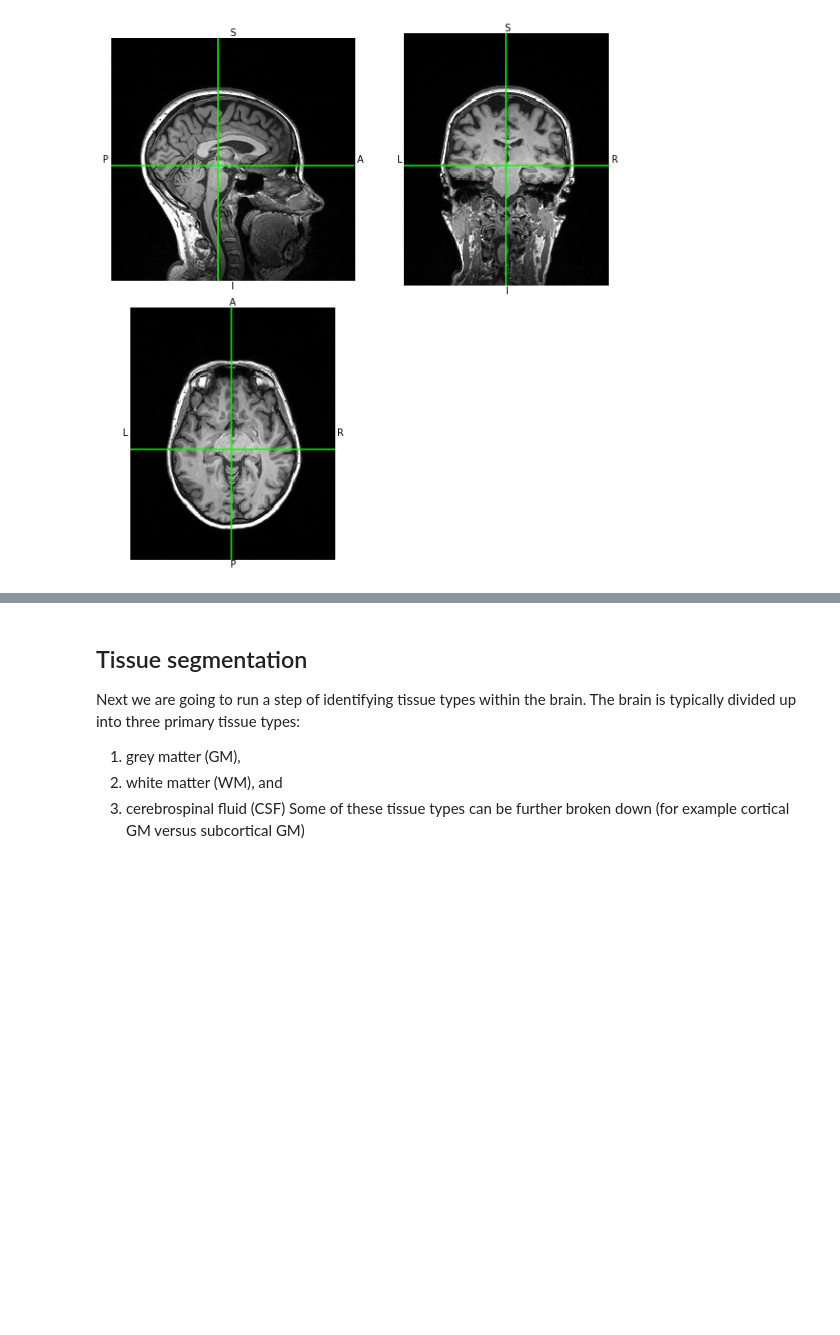
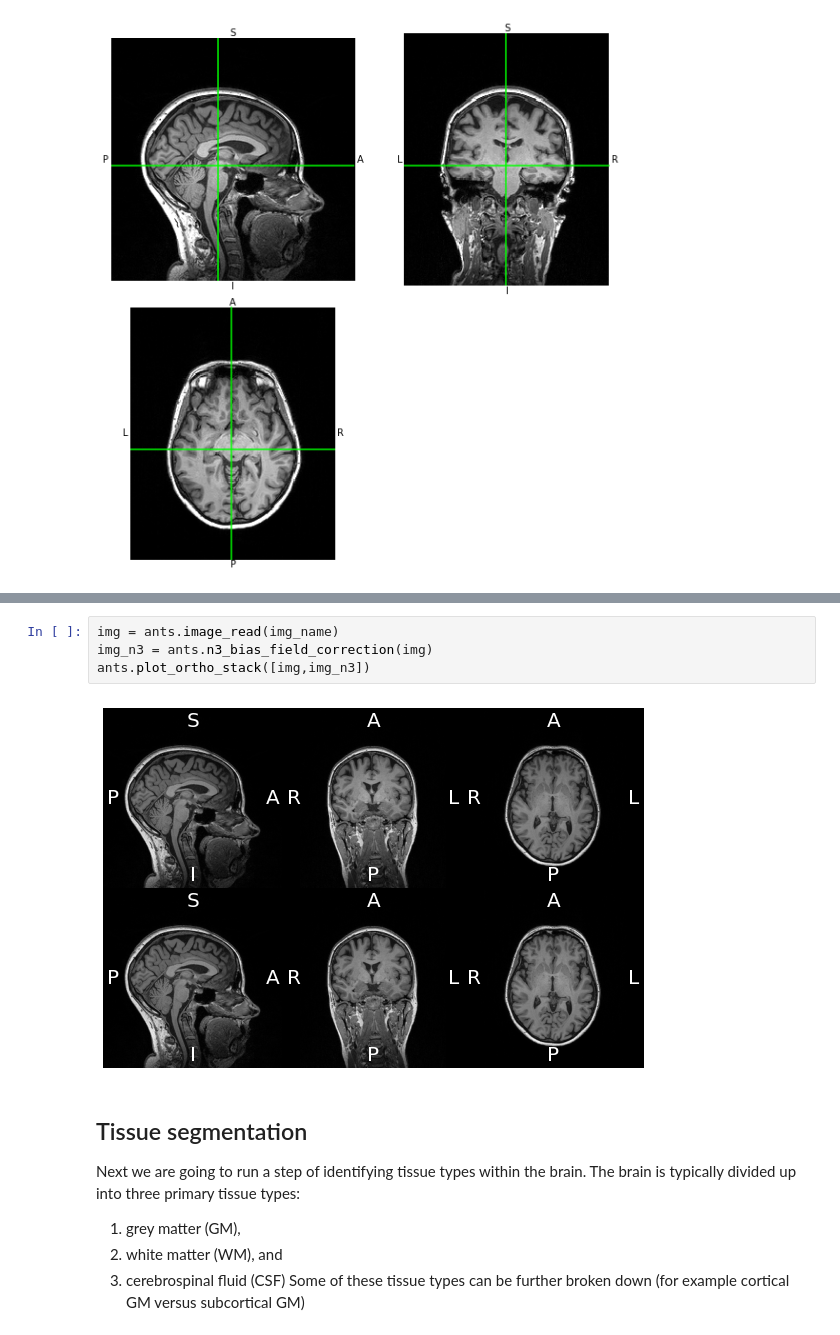
Before and after one commit to siddharthramanan/TeamCoders_Event_Based_Model, a Jupyter notebook: 1_ImagingBiomarkersInAD/biomarker_extraction.ipynb, the cells around one changed output, grey strips where cells are left out. Saved outputs shown, nothing was run; the diff lists cells and outputs as text; blank space fills up the shorter version.

Commit message:
Bias correction included via ANTS

```diff
--- a/1_ImagingBiomarkersInAD/biomarker_extraction.ipynb
+++ b/1_ImagingBiomarkersInAD/biomarker_extraction.ipynb
@@ -84,3 +84,9 @@ Notice how in the white matter you can see some variation in intensity. It slowl
+# %%
+img = ants.image_read(img_name)
+img_n3 = ants.n3_bias_field_correction(img)
+ants.plot_ortho_stack([img,img_n3])
+# %% [output]
+[figure, added]
 # %% [markdown]
 ## Tissue segmentation
 Next we are going to run a step of identifying tissue types within the brain. The brain is typically divided up into three primary tissue types:
```
Also changed, not shown: parts of 13 cells of this notebook.
